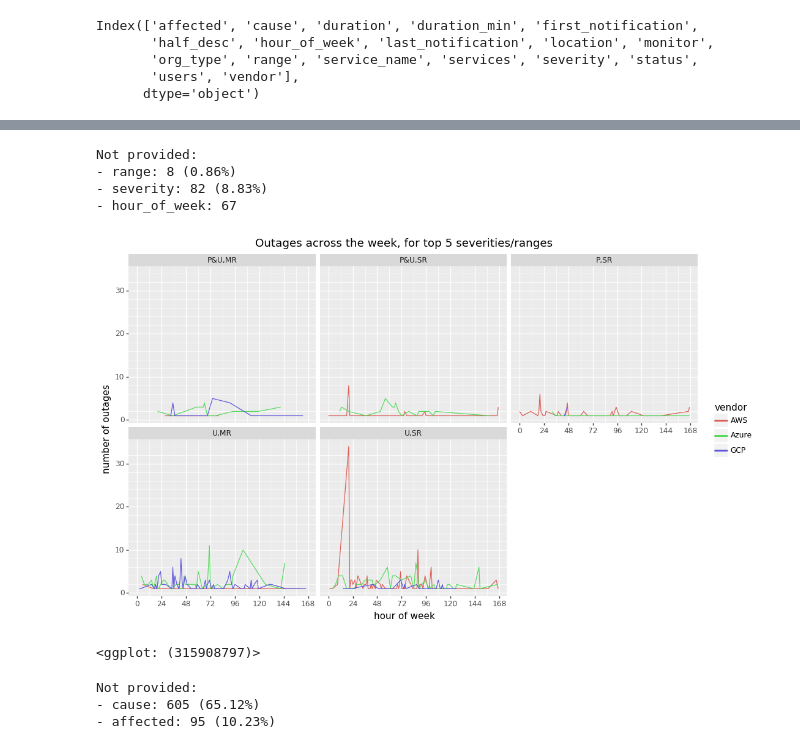
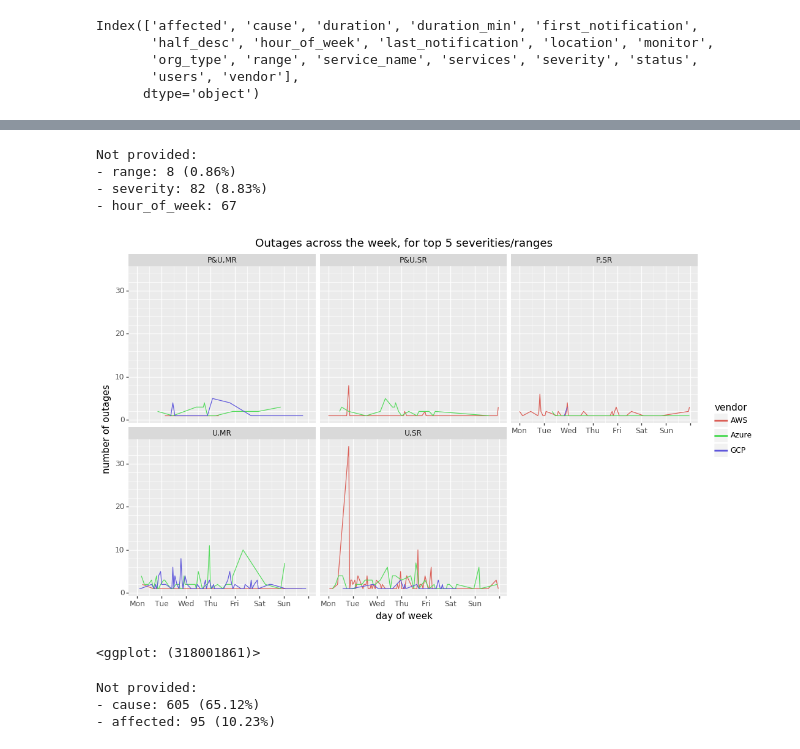
Before and after one commit to thezeroalpha/honours-project, a Jupyter notebook: notebooks/Plotting.ipynb, the cells around one changed output, grey strips where cells are left out. Drawn from its saved outputs; the diff is of its cells as text; code cells hidden in the pictures.

```diff
--- a/notebooks/Plotting.ipynb
+++ b/notebooks/Plotting.ipynb
@@ -129,3 +129,5 @@ Not provided:
+# %%
+scale_x_hours_as_dow = p9.scale_x_continuous(breaks=range(0,24*8, 24), minor_breaks=1, labels=['Mon', 'Tue', 'Wed', 'Thu', 'Fri', 'Sat', 'Sun', ''])
 # %%
 azure_hours = df[df.vendor == "Azure"].hour_of_week.value_counts()
 aws_hours = df[df.vendor == "AWS"].hour_of_week.value_counts()
@@ -191,36 +193,37 @@ Not provided:
 - severity: {"%d (%s)" % len_and_pct(df[filter_notprovided(df.severity, keep=True)], df)}
 - hour_of_week: {len(df[df.hour_of_week.isna()])}
 ''')
 
 filt = df[filter_notprovided(df.severity) & filter_notprovided(df.range) & df.hour_of_week.notna()]
 
 plotdf = pd.DataFrame({'vendor': filt.vendor,
                        'severity_range': filt.severity.map(lambda x: '&'.join(map(shorten, x))) + ',' + filt.range.map(shorten),
                        'hour_of_week': filt.hour_of_week})
 top_5_severity_range = plotdf.severity_range.value_counts()[0:5].index
 
 plotdf = (plotdf[plotdf.severity_range.isin(top_5_severity_range)]
           .melt(id_vars=['vendor', 'severity_range'], value_name='hour_of_week')
           .drop('variable', axis='columns')
           .groupby(['vendor', 'severity_range'])
           .hour_of_week.value_counts().reset_index(name='num_outages'))
 
 (p9.ggplot(plotdf)
  + p9.aes(x='hour_of_week', y='num_outages', color='vendor')
  + p9.geom_line()
  + p9.facet_wrap('~ severity_range')
  + p9.scale_y_continuous(breaks=lambda x: range(0, int(np.ceil(x[1])), 10), minor_breaks=4)
- + p9.scale_x_continuous(breaks=range(0,24*8, 24), minor_breaks=1) + p9.labs(x='hour of week', y='number of outages')
+ + scale_x_hours_as_dow
+ + p9.labs(x="day of week", y="number of outages")
  + p9.theme(figure_size=(12,7))
  + p9.ggtitle("Outages across the week, for top 5 severities/ranges")
 )
 # %% [output]
 Not provided:
 - range: 8 (0.86%)
 - severity: 82 (8.83%)
 - hour_of_week: 67
-[figure, old version]
+[figure, new version]
-<ggplot: (315908797)>
+<ggplot: (318001861)>
 # %%
 print(f'''
 Not provided:
```
Also changed, not shown: parts of 4 cells of this notebook.
